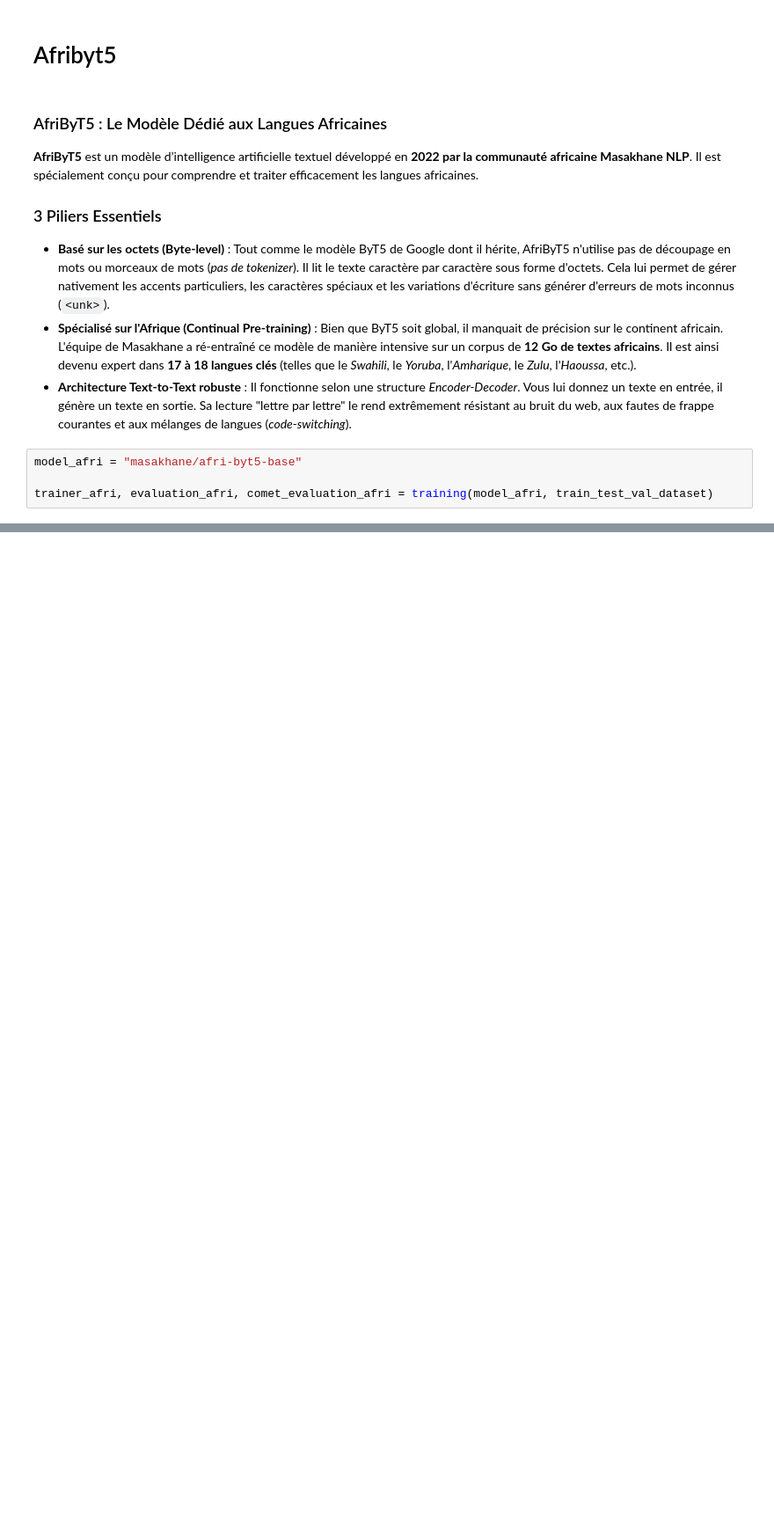
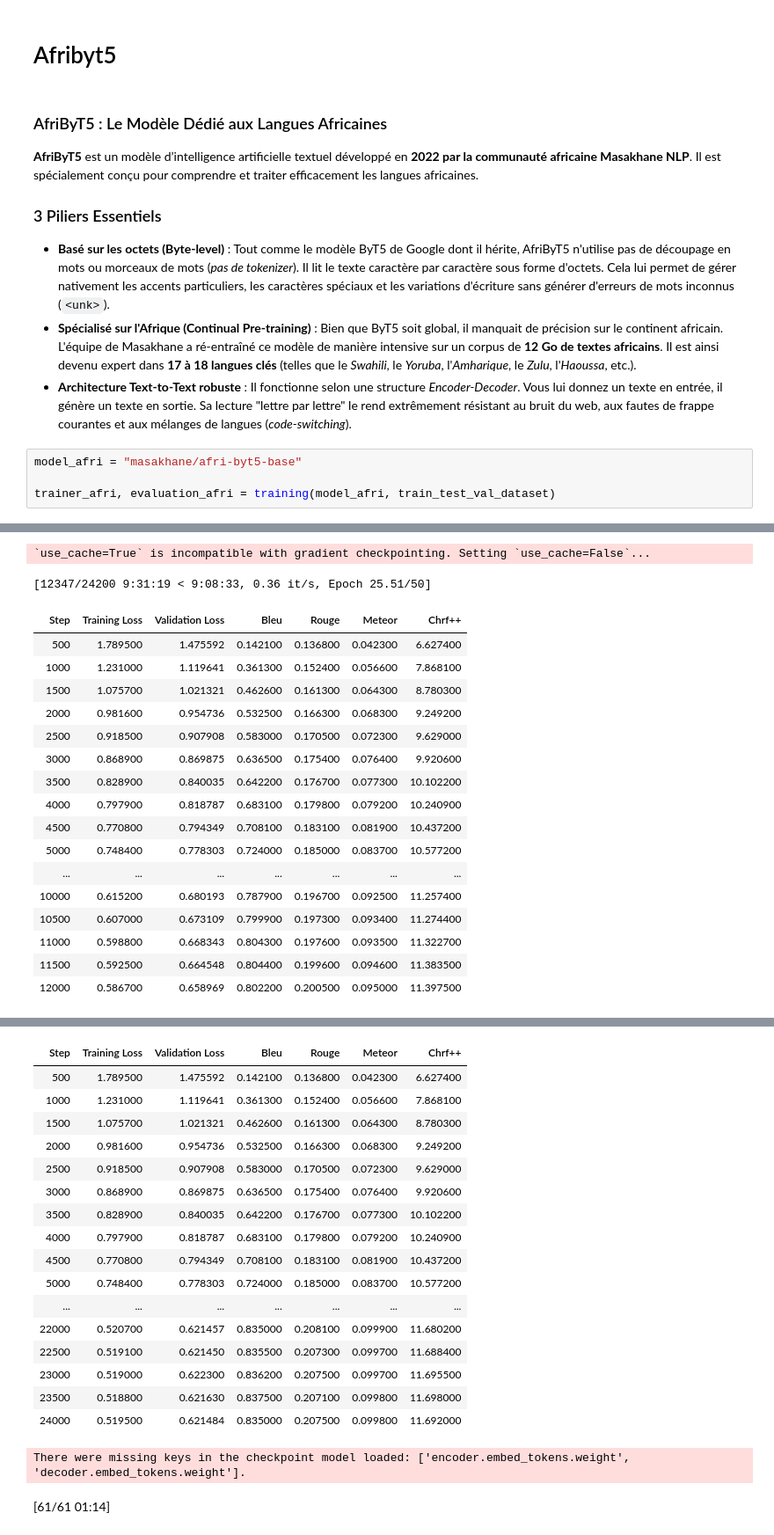
Before and after one commit to koubra-gaby/Chadian_arabic-update, a Jupyter notebook: Notebooks/training.ipynb, the cells around one changed output, grey strips where cells are left out. Shown at 88% size. Cells and saved outputs as stored; diff of their text form; blank space fills up the shorter version.

```diff
--- a/Notebooks/training.ipynb
+++ b/Notebooks/training.ipynb
@@ -248,4 +267,5 @@ plot_loss_curves(trainer_byt5, byt5)
 # %%
 model_afri = "masakhane/afri-byt5-base"
 
-trainer_afri, evaluation_afri, comet_evaluation_afri = training(model_afri, train_test_val_dataset)
+trainer_afri, evaluation_afri = training(model_afri, train_test_val_dataset)
+# %% [output]
@@ -251,0 +281,19 @@ trainer_afri, evaluation_afri, comet_evaluation_afri = training(model_afri, trai
+`use_cache=True` is incompatible with gradient checkpointing. Setting `use_cache=False`...
+[12347/24200 9:31:19 < 9:08:33, 0.36 it/s, Epoch 25.51/50]
+| Step | Training Loss | Validation Loss | Bleu | Rouge | Meteor | Chrf++ |
+| 500 | 1.789500 | 1.475592 | 0.142100 | 0.136800 | 0.042300 | 6.627400 |
+| 1000 | 1.231000 | 1.119641 | 0.361300 | 0.152400 | 0.056600 | 7.868100 |
+| 1500 | 1.075700 | 1.021321 | 0.462600 | 0.161300 | 0.064300 | 8.780300 |
+| 2000 | 0.981600 | 0.954736 | 0.532500 | 0.166300 | 0.068300 | 9.249200 |
+| 2500 | 0.918500 | 0.907908 | 0.583000 | 0.170500 | 0.072300 | 9.629000 |
+| 3000 | 0.868900 | 0.869875 | 0.636500 | 0.175400 | 0.076400 | 9.920600 |
+| 3500 | 0.828900 | 0.840035 | 0.642200 | 0.176700 | 0.077300 | 10.102200 |
+| 4000 | 0.797900 | 0.818787 | 0.683100 | 0.179800 | 0.079200 | 10.240900 |
+| 4500 | 0.770800 | 0.794349 | 0.708100 | 0.183100 | 0.081900 | 10.437200 |
+| 5000 | 0.748400 | 0.778303 | 0.724000 | 0.185000 | 0.083700 | 10.577200 |
+| ... | ... | ... | ... | ... | ... | ... |
+| 10000 | 0.615200 | 0.680193 | 0.787900 | 0.196700 | 0.092500 | 11.257400 |
+| 10500 | 0.607000 | 0.673109 | 0.799900 | 0.197300 | 0.093400 | 11.274400 |
+| 11000 | 0.598800 | 0.668343 | 0.804300 | 0.197600 | 0.093500 | 11.322700 |
+| 11500 | 0.592500 | 0.664548 | 0.804400 | 0.199600 | 0.094600 | 11.383500 |
+| 12000 | 0.586700 | 0.658969 | 0.802200 | 0.200500 | 0.095000 | 11.397500 |
@@ -252,2 +301,21 @@ trainer_afri, evaluation_afri, comet_evaluation_afri = training(model_afri, trai
+| Step | Training Loss | Validation Loss | Bleu | Rouge | Meteor | Chrf++ |
+| 500 | 1.789500 | 1.475592 | 0.142100 | 0.136800 | 0.042300 | 6.627400 |
+| 1000 | 1.231000 | 1.119641 | 0.361300 | 0.152400 | 0.056600 | 7.868100 |
+| 1500 | 1.075700 | 1.021321 | 0.462600 | 0.161300 | 0.064300 | 8.780300 |
+| 2000 | 0.981600 | 0.954736 | 0.532500 | 0.166300 | 0.068300 | 9.249200 |
+| 2500 | 0.918500 | 0.907908 | 0.583000 | 0.170500 | 0.072300 | 9.629000 |
+| 3000 | 0.868900 | 0.869875 | 0.636500 | 0.175400 | 0.076400 | 9.920600 |
+| 3500 | 0.828900 | 0.840035 | 0.642200 | 0.176700 | 0.077300 | 10.102200 |
+| 4000 | 0.797900 | 0.818787 | 0.683100 | 0.179800 | 0.079200 | 10.240900 |
+| 4500 | 0.770800 | 0.794349 | 0.708100 | 0.183100 | 0.081900 | 10.437200 |
+| 5000 | 0.748400 | 0.778303 | 0.724000 | 0.185000 | 0.083700 | 10.577200 |
+| ... | ... | ... | ... | ... | ... | ... |
+| 22000 | 0.520700 | 0.621457 | 0.835000 | 0.208100 | 0.099900 | 11.680200 |
+| 22500 | 0.519100 | 0.621450 | 0.835500 | 0.207300 | 0.099700 | 11.688400 |
+| 23000 | 0.519000 | 0.622300 | 0.836200 | 0.207500 | 0.099700 | 11.695500 |
+| 23500 | 0.518800 | 0.621630 | 0.837500 | 0.207100 | 0.099800 | 11.698000 |
+| 24000 | 0.519500 | 0.621484 | 0.835000 | 0.207500 | 0.099800 | 11.692000 |
+There were missing keys in the checkpoint model loaded: ['encoder.embed_tokens.weight', 'decoder.embed_tokens.weight'].
+[61/61 01:14]
 # %%
 plot_loss_curves(trainer_afri, model_afri)
```
Also changed, not shown: parts of 15 cells of this notebook, 5 other files.
